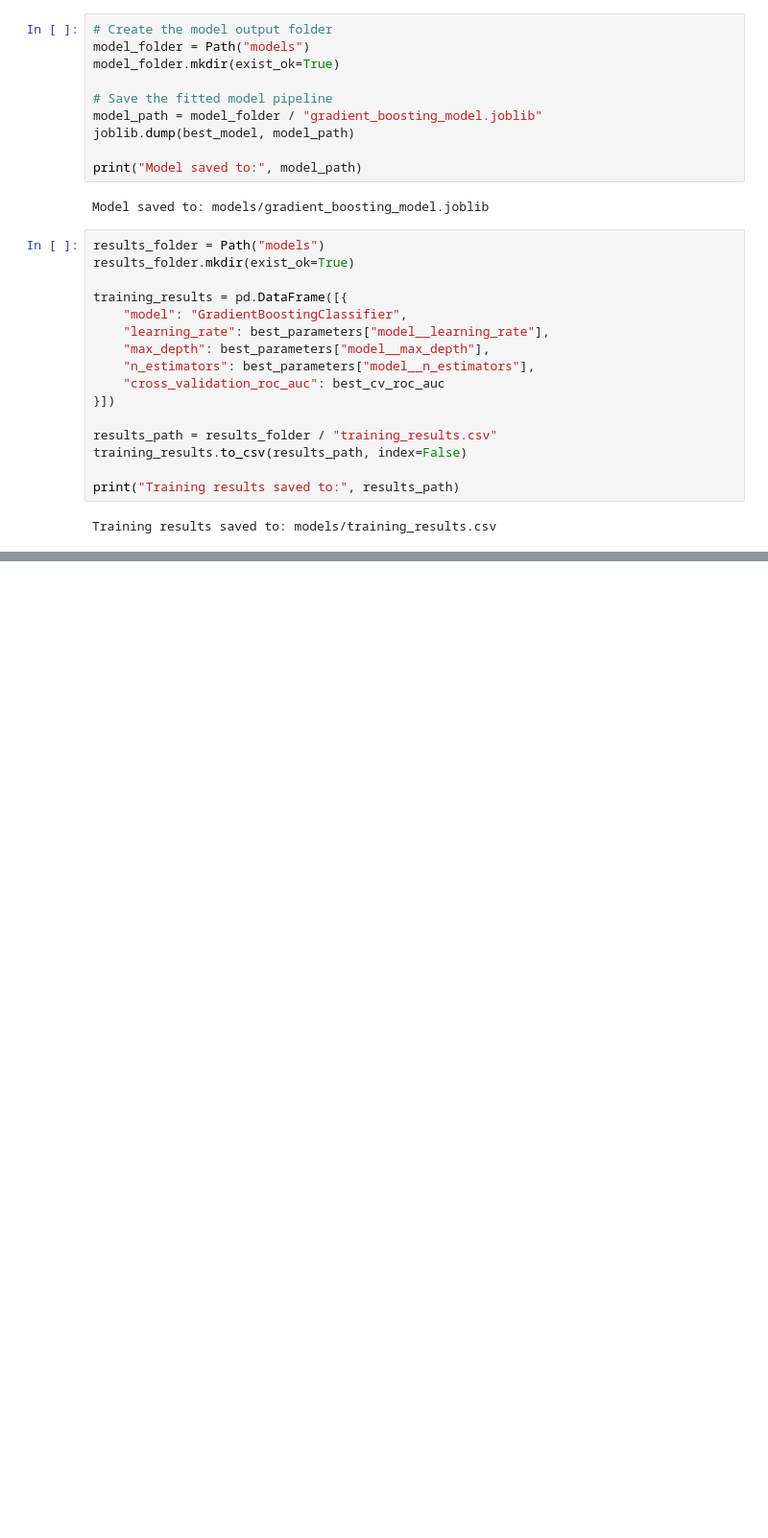
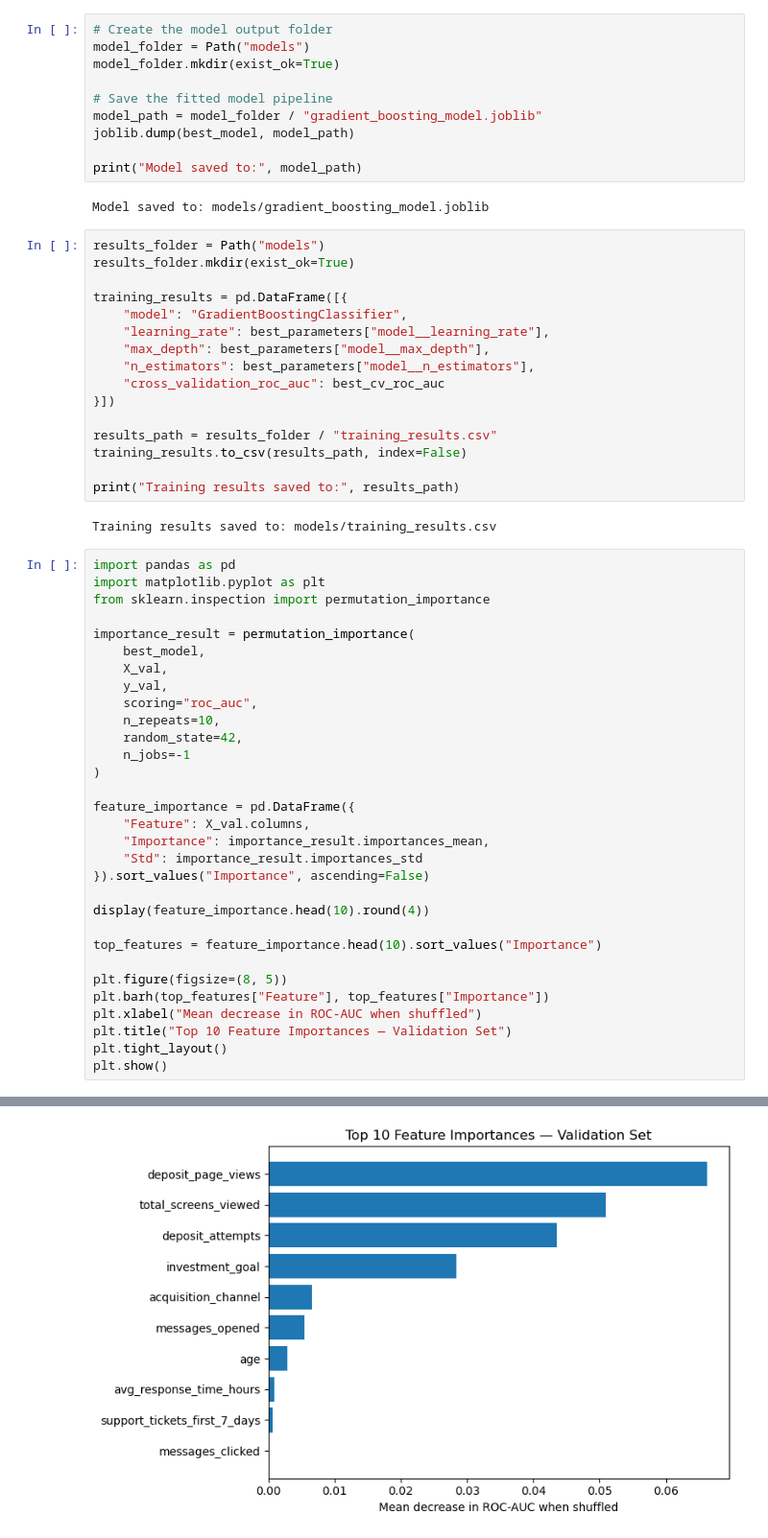
Before and after one commit to 26304870-STADIO/CAP182_STADIOEquities_first-deposit-activation-project, a Jupyter notebook: SS3_PartB.ipynb, the cells around one changed output, grey strips where cells are left out. Shown at 96% size. Cells and saved outputs as stored; diff of their text form; blank space fills up the shorter version.

Commit message:
Component 4: Complete model validation

```diff
--- a/SS3_PartB.ipynb
+++ b/SS3_PartB.ipynb
@@ -1800,3 +1804,35 @@ training_results.to_csv(results_path, index=False)
 print("Training results saved to:", results_path)
 # %% [output]
 Training results saved to: models/training_results.csv
+# %%
+import pandas as pd
+import matplotlib.pyplot as plt
+from sklearn.inspection import permutation_importance
+
+importance_result = permutation_importance(
+    best_model,
+    X_val,
+    y_val,
+    scoring="roc_auc",
+    n_repeats=10,
+    random_state=42,
+    n_jobs=-1
+)
+
+feature_importance = pd.DataFrame({
+    "Feature": X_val.columns,
+    "Importance": importance_result.importances_mean,
+    "Std": importance_result.importances_std
+}).sort_values("Importance", ascending=False)
+
+display(feature_importance.head(10).round(4))
+
+top_features = feature_importance.head(10).sort_values("Importance")
+
+plt.figure(figsize=(8, 5))
+plt.barh(top_features["Feature"], top_features["Importance"])
+plt.xlabel("Mean decrease in ROC-AUC when shuffled")
+plt.title("Top 10 Feature Importances — Validation Set")
+plt.tight_layout()
+plt.show()
+# %% [output]
@@ -1802,0 +1850 @@ Training results saved to: models/training_results.csv
+[figure, added]
```
Also changed, not shown: parts of 25 cells of this notebook.
